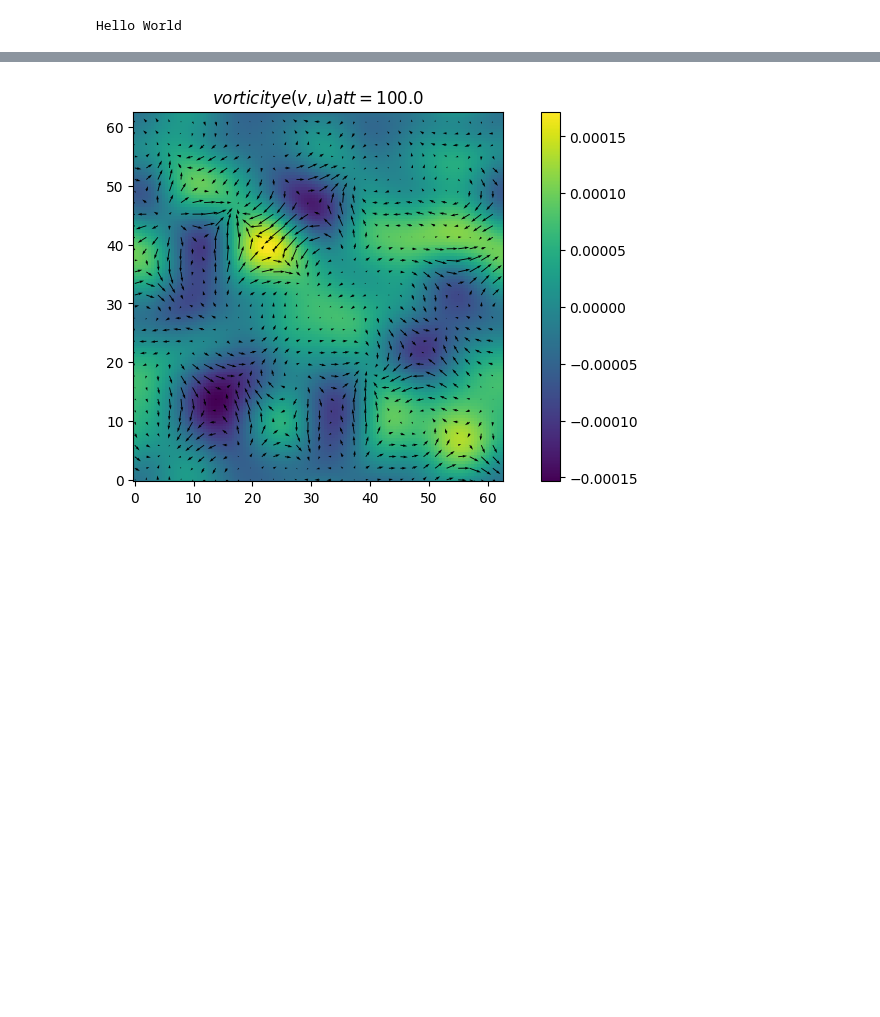
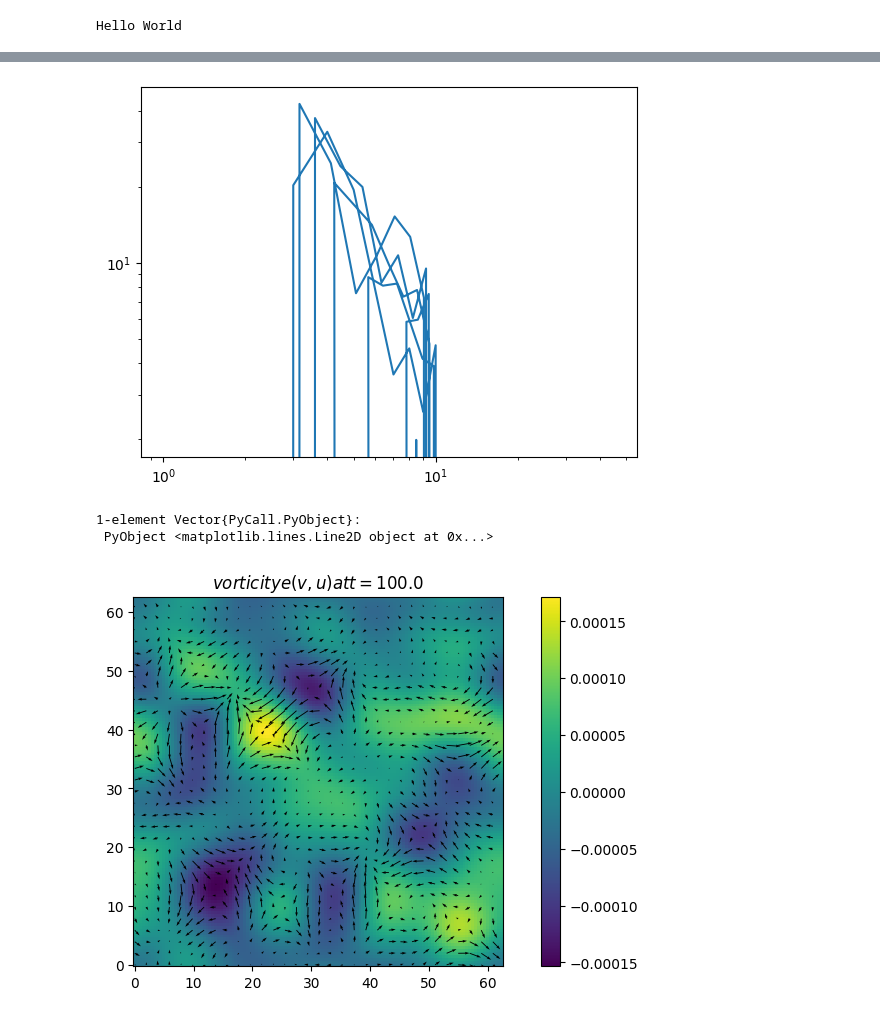
Before and after one commit to pedro12374/Hasegawa-Mima, a Jupyter notebook: PseudoSpectral/Hm.ipynb, the cells around one changed output, grey strips where cells are left out. Cells and saved outputs as stored; diff of their text form; code cells hidden in the pictures; blank space fills up the shorter version.

```diff
--- a/PseudoSpectral/Hm.ipynb
+++ b/PseudoSpectral/Hm.ipynb
@@ -35,0 +36,2 @@ end
+# %%
+r = @. sqrt(Kx^2+Ky^2)
@@ -113,3 +140,23 @@ draw();
+# %%
+u=unique(r)
+som = zeros(0)
+absphih = @. abs(phih)
+for i in u
+    coord = (findall(x-> x==i,r))
+    push!(som,sum(absphih[coord]))
+end
+#println(u)
+#println(som)
+ul = @. log(u)
+phihl =@.  log(som)
+#plot(ul,phihl)
+xscale("log")
+yscale("log")
+plot(u, som)
+# %% [output]
+[figure, added]
+1-element Vector{PyCall.PyObject}:
+ PyObject <matplotlib.lines.Line2D object at 0x...>
 # %%
 nu = 3e-1
 vu = 0.0
```
Also changed, not shown: parts of 15 cells of this notebook, 4 other files.
